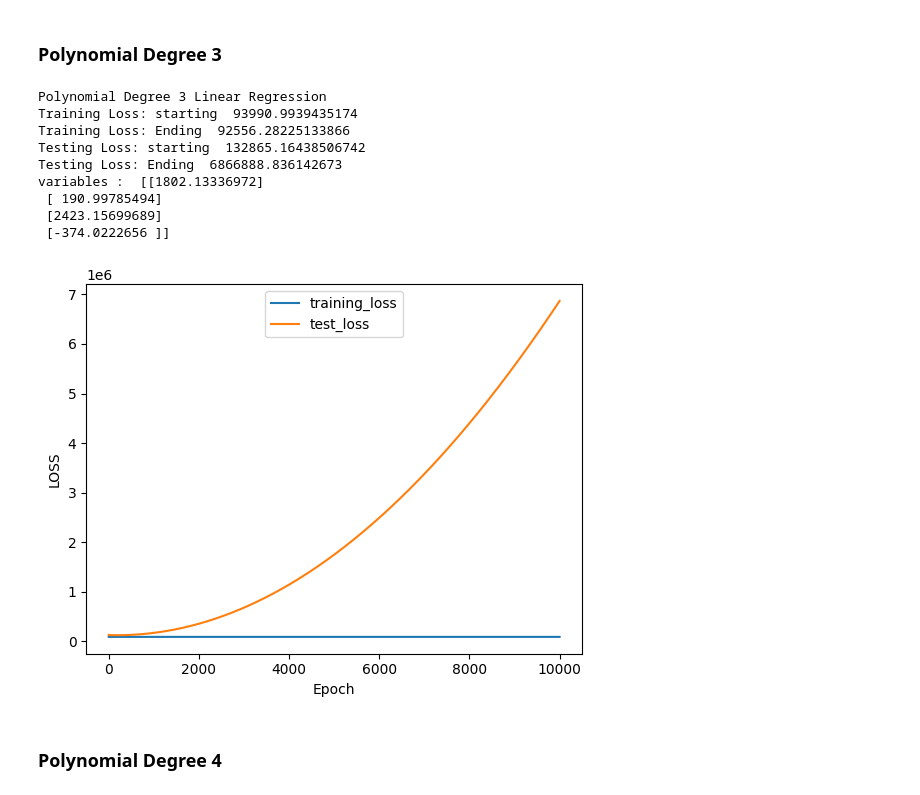
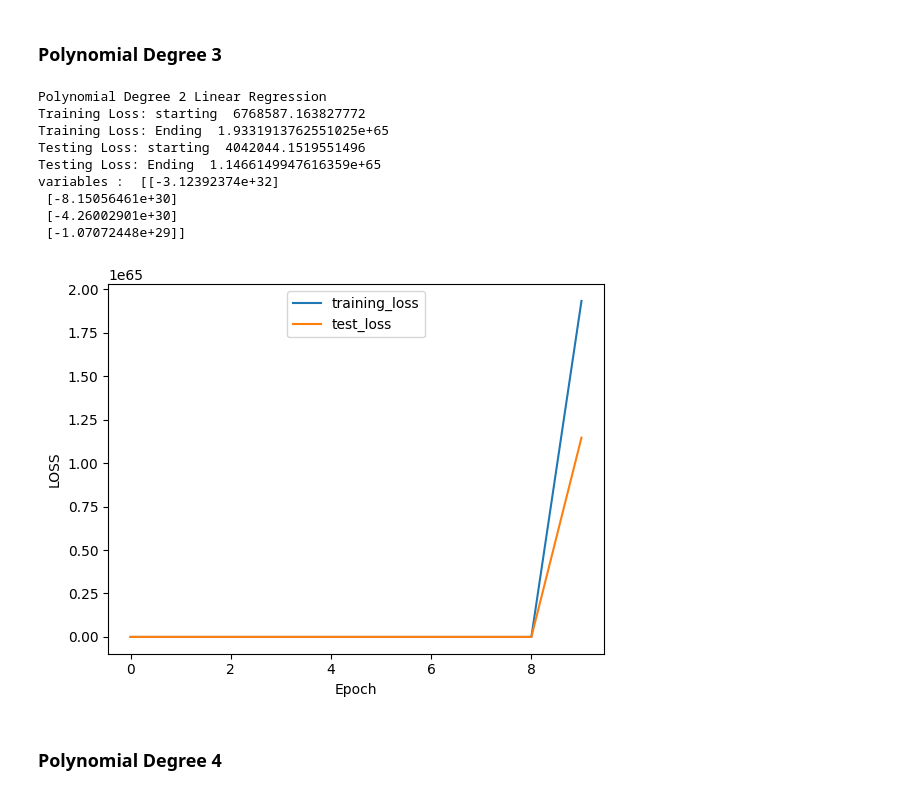
Before and after one commit to narendra974/AIMLOPS_IISC, a Jupyter notebook: Assignment_1.ipynb, the cells around one changed output. Drawn from its saved outputs; the diff is of its cells as text; code cells hidden in the pictures.

```diff
--- a/Assignment_1.ipynb
+++ b/Assignment_1.ipynb
@@ -211,7 +211,7 @@ def transform_X_train(X, polynomial_degree):
   return X_features
 
 def predict(X, variables):
-  return np.sum(np.matmul(X, variables))
+  return np.matmul(X, variables)
 
 def calculate_gradients(Y, Y_predicted, X):
   n = Y.shape[0]
@@ -224,11 +224,7 @@ def compute_loss(Y,Y_predicted):
 
 def train(X1_train, X1_test, degree, epoch, learning_rate = 0.001):
   n = X1_train.shape[0]
-  # variables = np.random.random_sample(size = (degree+1, 1))
-  # initialization of the weights.
-  variables = [i for i in range(1, degree+2)]
-  results = [math.sqrt(2.0 / n) for n in variables]
-  variables = np.array(results).reshape(-1, 1)
+  variables = np.zeros((degree+1,1)) # initialization of the weights.
 
   X1_train_features = transform_X_train(X1_train, degree)
   X1_test_features = transform_X_train(X1_test, degree)
@@ -252,6 +248,10 @@ def draw(loss_train, loss_test):
   plt.plot(loss_test, label="test_loss")
   plt.legend(loc='upper center')
   return plt
+
+# Perform min-max scalar normalization.
+# X1_train_normalized = (X1_train - X1_train.min()) / (X1_train.max() - X1_train.min())
+# X1_test_normaized = (X1_test - X1_train.min()) / (X1_train.max() - X1_train.min())
 # %%
 ### Write your code here
 ## Define the hypothesis function
@@ -259,15 +259,9 @@ def draw(loss_train, loss_test):
 ## Compute the training and testing loss
 
 degree = 2
-epoch = 500
+epoch = 10
 learning_rate = 0.01
-
-# Perform L1 normalization
-l1_norm = np.linalg.norm(X1_train, 1, axis=0, keepdims=True)
-X1_train_normalized_matrix = X1_train / l1_norm
-X1_test_normaized = X1_test/l1_norm
-
-variables, loss_train, loss_test = train(X1_train_normalized_matrix, X1_test_normaized, degree, epoch, learning_rate)
+variables, loss_train, loss_test = train(X1_train, X1_test, degree, epoch, learning_rate)
 
 print("Polynomial Degree 2 Linear Regression")
 print("Training Loss: starting ", loss_train[0])
@@ -293,42 +287,34 @@ variables :  [[ 1.52812528]
 # %%
 ### Write your code here
 ## Define the hypothesis function
 ## Use polynomial regression to train the model
 ## Compute the training and testing loss
 ## Print the training and testing loss
 ## update the below two variables to print the model's loss
 
-degree = 2
-epoch = 500
-learning_rate = 0.01
-
-# Perform L1 normalization
-l1_norm = np.linalg.norm(X1_train, 1, axis=0, keepdims=True)
-X1_train_normalized_matrix = X1_train / l1_norm
-X1_test_normaized = X1_test/l1_norm
-
-variables, loss_train, loss_test = train(X1_train_normalized_matrix, X1_test_normaized, degree, epoch, learning_rate)
+degree = 3
+variables, loss_train, loss_test = train(X1_train, X1_test, degree, epoch, learning_rate)
 
 print("Polynomial Degree 2 Linear Regression")
 print("Training Loss: starting ", loss_train[0])
 print("Training Loss: Ending ", loss_train[-1])
 print("Testing Loss: starting ", loss_test[0])
 print("Testing Loss: Ending ", loss_test[-1])
 print("variables : ", variables)
 
 plot = draw(loss_train, loss_test)
 plot.show()
 # %% [output]
-Polynomial Degree 3 Linear Regression
-Training Loss: starting  93990.9939435174
-Training Loss: Ending  92556.28225133866
-Testing Loss: starting  132865.16438506742
-Testing Loss: Ending  6866888.836142673
-variables :  [[1802.13336972]
- [ 190.99785494]
- [2423.15699689]
- [-374.0222656 ]]
+Polynomial Degree 2 Linear Regression
+Training Loss: starting  6768587.163827772
+Training Loss: Ending  1.9331913762551025e+65
+Testing Loss: starting  4042044.1519551496
+Testing Loss: Ending  1.1466149947616359e+65
+variables :  [[-3.12392374e+32]
+ [-8.15056461e+30]
+ [-4.26002901e+30]
+ [-1.07072448e+29]]
-[figure, old version]
+[figure, new version]
 # %% [markdown]
 ### Polynomial Degree 4
 # %%
```
Also changed, not shown: parts of 4 cells of this notebook.
